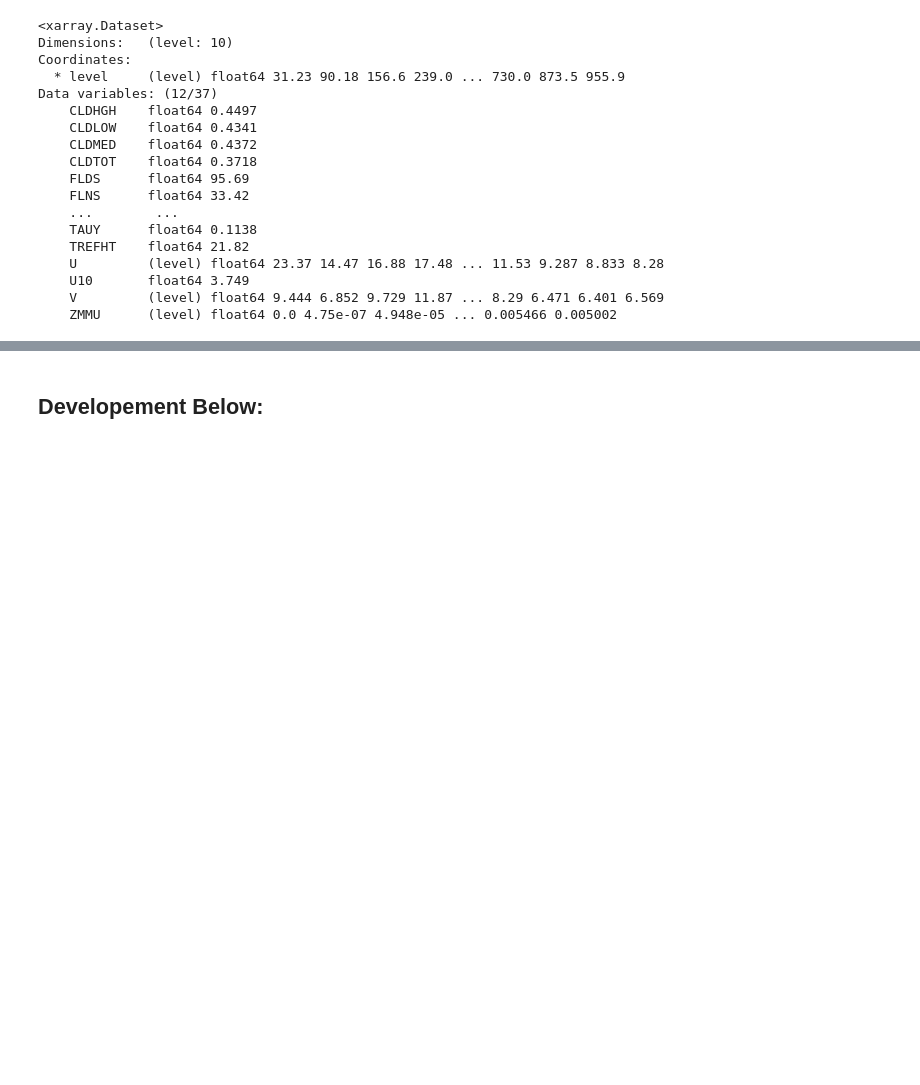
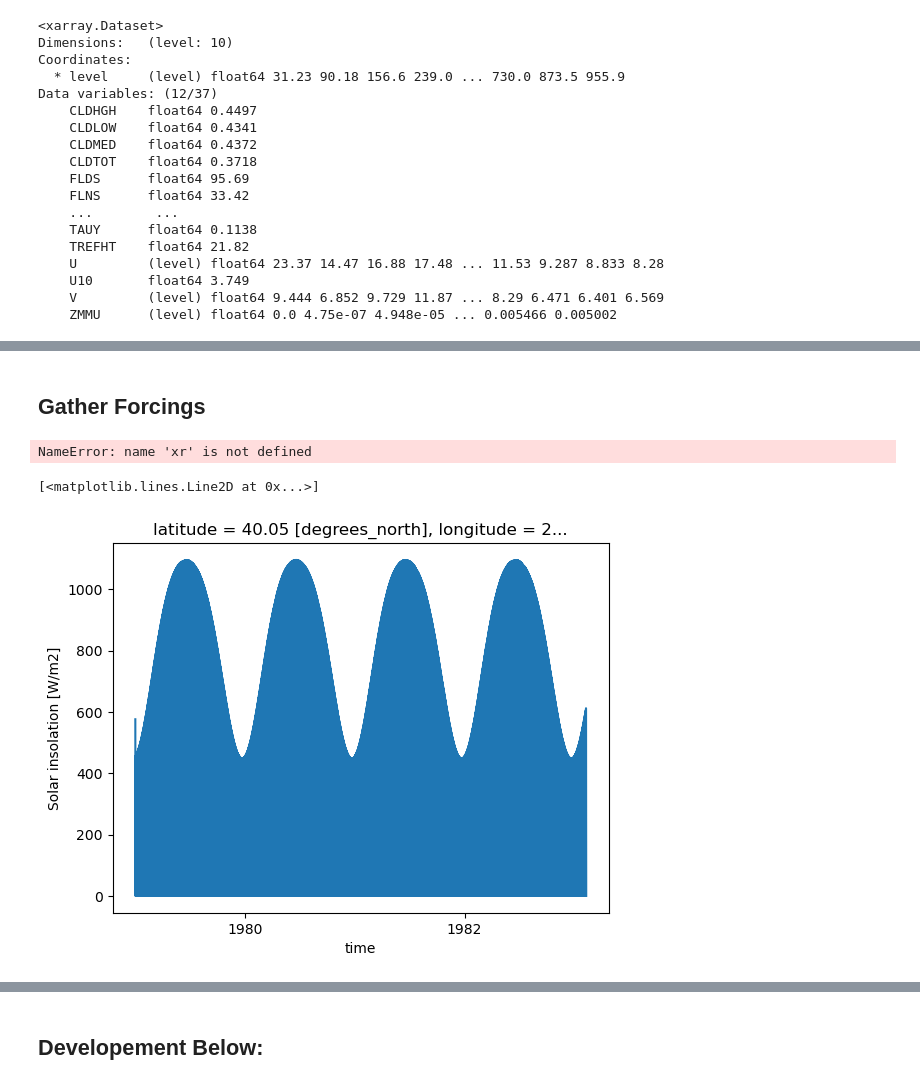
Before and after one commit to NCAR/miles-credit, a Jupyter notebook: notebooks/gather_global_data/Gather_CESM_NoCoarsen.ipynb, the cells around one changed output, grey strips where cells are left out. Cells and saved outputs as stored; diff of their text form; code cells hidden in the pictures; blank space fills up the shorter version.

```diff
--- a/notebooks/gather_global_data/Gather_CESM_NoCoarsen.ipynb
+++ b/notebooks/gather_global_data/Gather_CESM_NoCoarsen.ipynb
@@ -589,0 +741,2 @@ Attributes:
+# %% [markdown]
+## Gather Forcings
@@ -589,0 +758,10 @@ Attributes:
+# %%
+xr
+# %% [output]
+NameError: name 'xr' is not defined
+# %%
+DSsun = xr.open_dataset('/glade/campaign/cisl/aiml/wchapman/MLWPS/STAGING/f.e21.CREDIT_climate.climaterun.statics_1.0deg.nc')
+DSsun.sel(latitude=40,longitude=200,method='nearest')['SOLIN'].isel(time=slice(0,6000)).plot()
+# %% [output]
+[<matplotlib.lines.Line2D at 0x...>]
+[figure, added]
```
Also changed, not shown: parts of 18 cells of this notebook, 10 other files.
